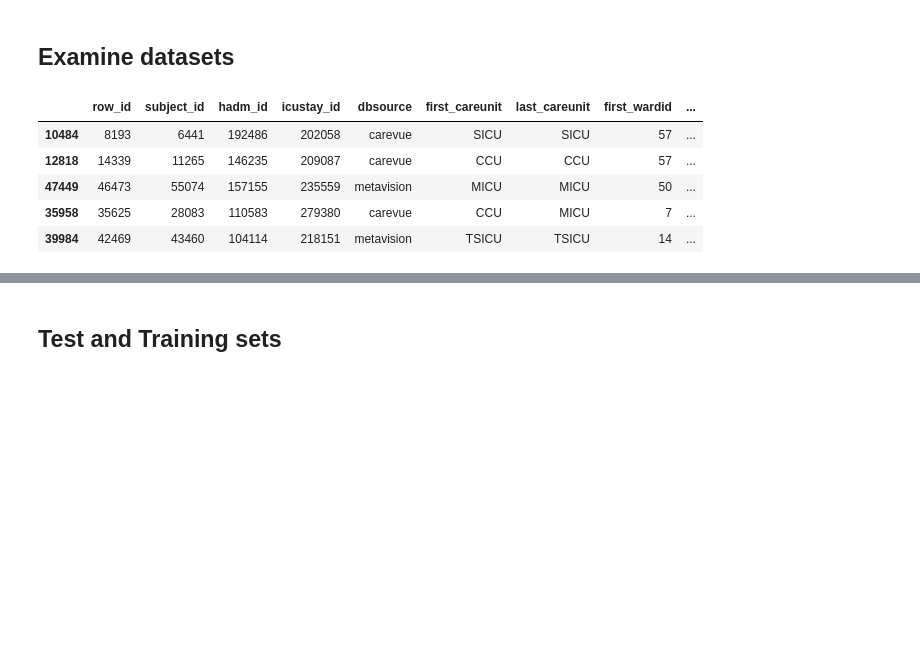
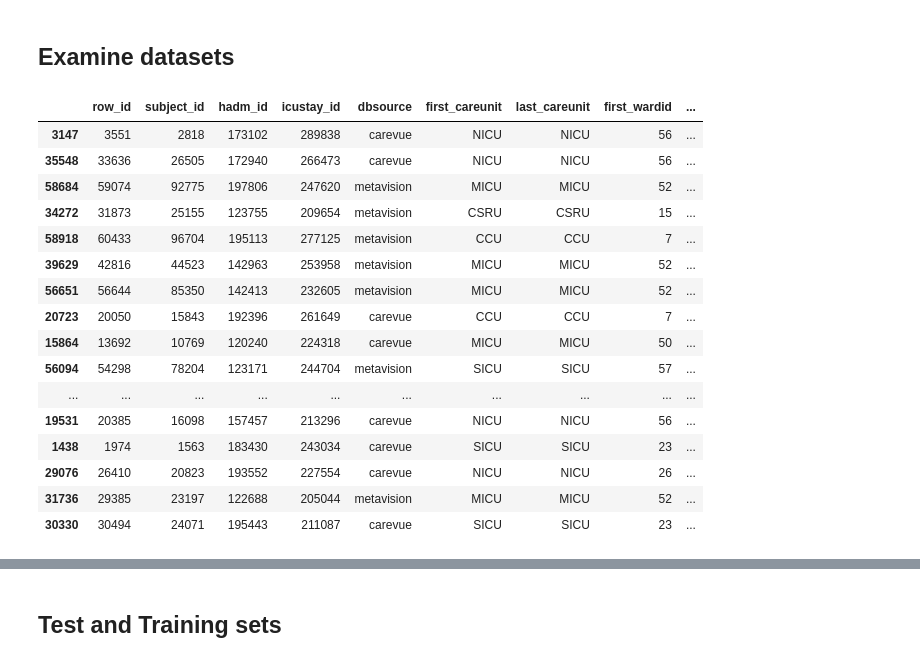
Before and after one commit to TCSS-555-Machine-Learning/Project-2-Length-Of-Stay, a Jupyter notebook: phase 1/PreProcess.ipynb, the cells around one changed output, grey strips where cells are left out. Cells and saved outputs as stored; diff of their text form; code cells hidden in the pictures; blank space fills up the shorter version.

```diff
--- a/phase 1/PreProcess.ipynb
+++ b/phase 1/PreProcess.ipynb
@@ -247,12 +285,23 @@ print("=========================")
 # %% [markdown]
 ## Examine datasets
 # %%
-dataLos.sample(n=5)
+dataLos.sample(n=20)
 # %% [output]
 |  | row_id | subject_id | hadm_id | icustay_id | dbsource | first_careunit | last_careunit | first_wardid | ... |
-| 10484 | 8193 | 6441 | 192486 | 202058 | carevue | SICU | SICU | 57 | ... |
-| 12818 | 14339 | 11265 | 146235 | 209087 | carevue | CCU | CCU | 57 | ... |
-| 47449 | 46473 | 55074 | 157155 | 235559 | metavision | MICU | MICU | 50 | ... |
-| 35958 | 35625 | 28083 | 110583 | 279380 | carevue | CCU | MICU | 7 | ... |
-| 39984 | 42469 | 43460 | 104114 | 218151 | metavision | TSICU | TSICU | 14 | ... |
+| 3147 | 3551 | 2818 | 173102 | 289838 | carevue | NICU | NICU | 56 | ... |
+| 35548 | 33636 | 26505 | 172940 | 266473 | carevue | NICU | NICU | 56 | ... |
+| 58684 | 59074 | 92775 | 197806 | 247620 | metavision | MICU | MICU | 52 | ... |
+| 34272 | 31873 | 25155 | 123755 | 209654 | metavision | CSRU | CSRU | 15 | ... |
+| 58918 | 60433 | 96704 | 195113 | 277125 | metavision | CCU | CCU | 7 | ... |
+| 39629 | 42816 | 44523 | 142963 | 253958 | metavision | MICU | MICU | 52 | ... |
+| 56651 | 56644 | 85350 | 142413 | 232605 | metavision | MICU | MICU | 52 | ... |
+| 20723 | 20050 | 15843 | 192396 | 261649 | carevue | CCU | CCU | 7 | ... |
+| 15864 | 13692 | 10769 | 120240 | 224318 | carevue | MICU | MICU | 50 | ... |
+| 56094 | 54298 | 78204 | 123171 | 244704 | metavision | SICU | SICU | 57 | ... |
+| ... | ... | ... | ... | ... | ... | ... | ... | ... | ... |
+| 19531 | 20385 | 16098 | 157457 | 213296 | carevue | NICU | NICU | 56 | ... |
+| 1438 | 1974 | 1563 | 183430 | 243034 | carevue | SICU | SICU | 23 | ... |
+| 29076 | 26410 | 20823 | 193552 | 227554 | carevue | NICU | NICU | 26 | ... |
+| 31736 | 29385 | 23197 | 122688 | 205044 | metavision | MICU | MICU | 52 | ... |
+| 30330 | 30494 | 24071 | 195443 | 211087 | carevue | SICU | SICU | 23 | ... |
 # %%
```
Also changed, not shown: parts of 10 cells of this notebook.
